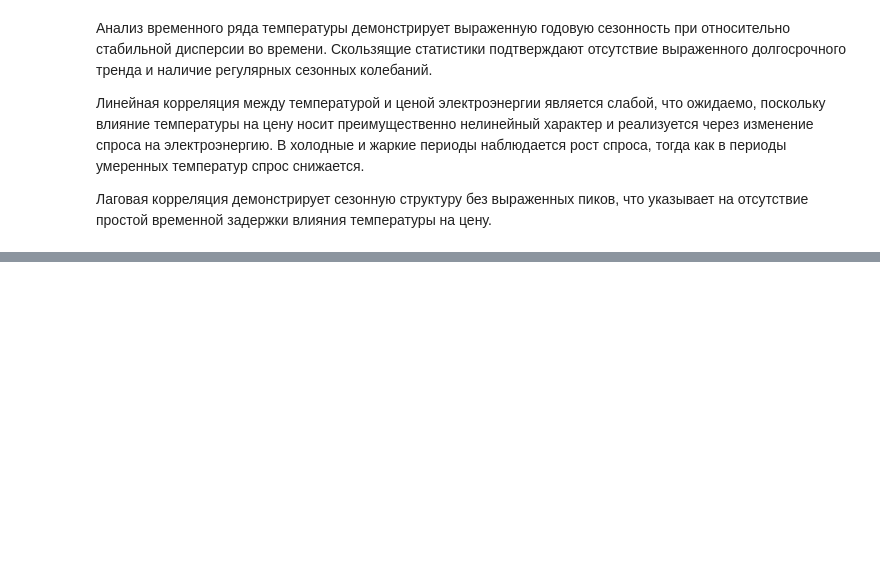
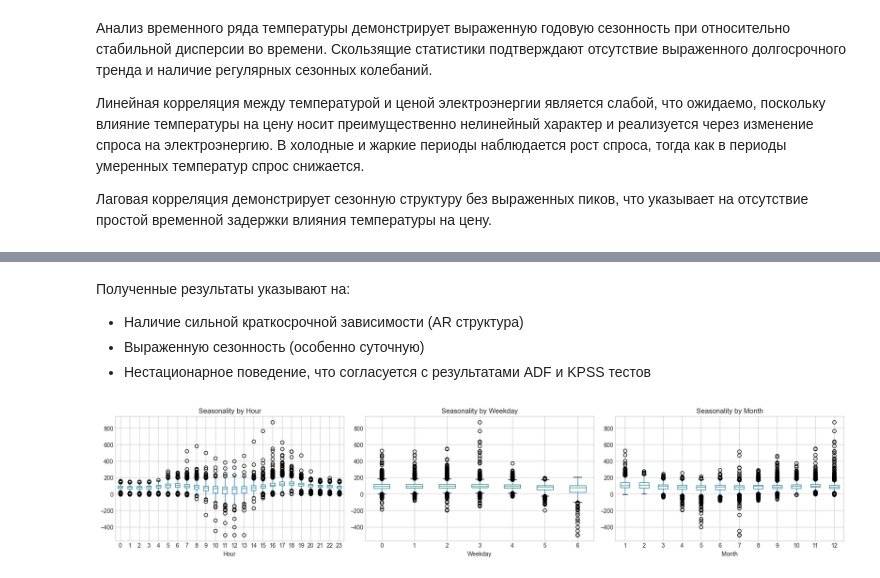
Before and after one commit to ElenaIbr/electricity-price-forecasting-nl, a Jupyter notebook: notebooks/02_eda.ipynb, the cells around one changed output, grey strips where cells are left out. Drawn from its saved outputs; the diff is of its cells as text; code cells hidden in the pictures; blank space fills up the shorter version.

```diff
--- a/notebooks/02_eda.ipynb
+++ b/notebooks/02_eda.ipynb
@@ -1070,0 +1173,10 @@ Best lag correlation: -0.0625
+# %% [markdown]
+Полученные результаты указывают на:
+
+* Наличие сильной краткосрочной зависимости (AR структура)
+* Выраженную сезонность (особенно суточную)
+* Нестационарное поведение, что согласуется с результатами ADF и KPSS тестов
+# %%
+plot_seasonality_ts(price_hourly_2023_2025)
+# %% [output]
+[figure, added]
```
Also changed, not shown: parts of 63 cells of this notebook.
